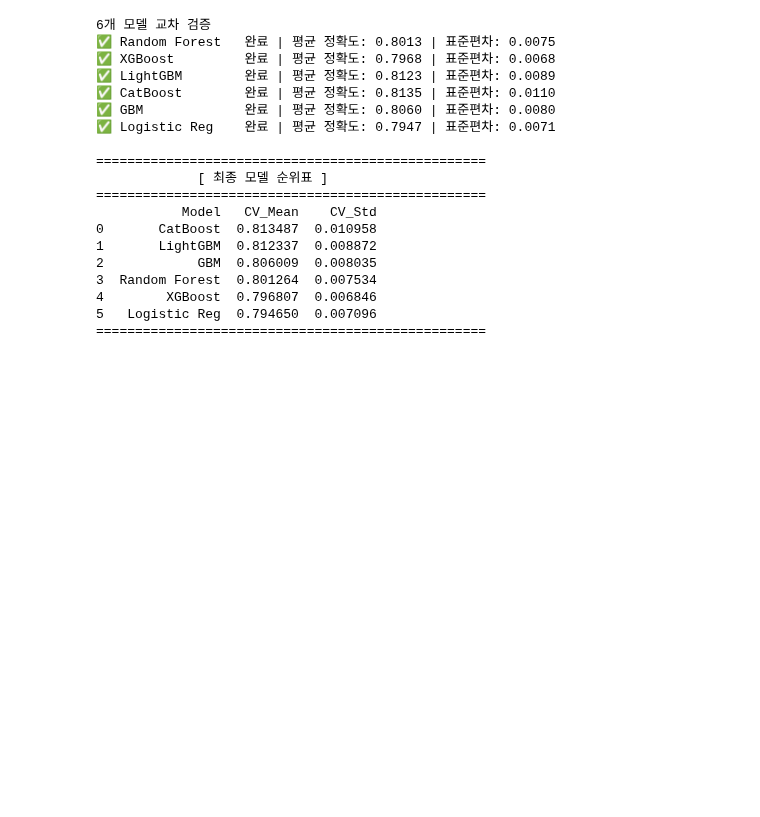
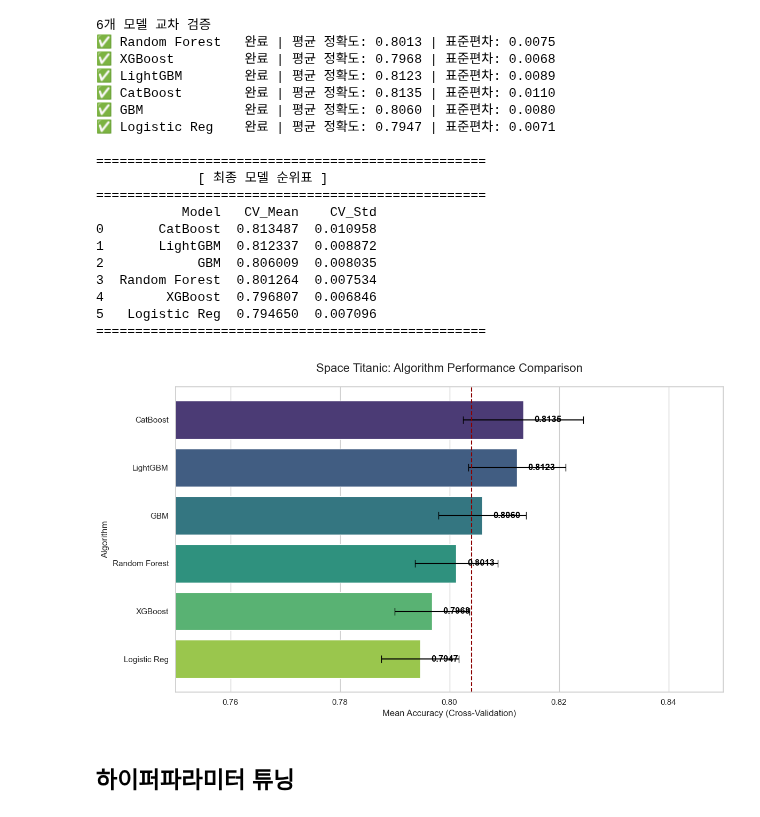
Before and after one commit to whrbgud333/sklearn-est15th-realfinal, a Jupyter notebook: Spaceship_Titanic/Spaceship_1.ipynb, the cells around one changed output. Cells and saved outputs as stored; diff of their text form; code cells hidden in the pictures; blank space fills up the shorter version.

Commit message:
Spaceship_optuna_1

```diff
--- a/Spaceship_Titanic/Spaceship_1.ipynb
+++ b/Spaceship_Titanic/Spaceship_1.ipynb
@@ -1649,3 +1651,43 @@ print("="*50)
 4        XGBoost  0.796807  0.006846
 5   Logistic Reg  0.794650  0.007096
 ==================================================
+# %%
+# 시각화
+sns.set_theme(style="whitegrid")
+plt.figure(figsize=(12, 7))
+
+ax = sns.barplot(
+    x='CV_Mean',
+    y='Model',
+    data=performance_df,
+    hue='Model',
+    palette='viridis',
+    legend=False
+)
+
+# 오차 막대(Error Bar) 표시
+plt.errorbar(
+    x=performance_df['CV_Mean'],
+    y=range(len(performance_df)),
+    xerr=performance_df['CV_Std'],
+    fmt='none', c='black', capsize=5
+)
+
+# 기준선 (전체 평균 점수) 추가
+plt.axvline(performance_df['CV_Mean'].mean(), color='darkred', linestyle='--', label='Average')
+
+# 각 막대 끝에 점수 텍스트 표시
+for i, v in enumerate(performance_df['CV_Mean']):
+    ax.text(v + 0.002, i, f'{v:.4f}', color='black', va='center', fontweight='bold')
+
+plt.title('Space Titanic: Algorithm Performance Comparison', fontsize=16, pad=20)
+plt.xlabel('Mean Accuracy (Cross-Validation)', fontsize=12)
+plt.ylabel('Algorithm', fontsize=12)
+plt.xlim(0.75, 0.85)
+
+plt.tight_layout()
+plt.show()
+# %% [output]
+[figure, added]
+# %% [markdown]
+## 하이퍼파라미터 튜닝
```
Also changed, not shown: parts of 2 cells of this notebook.
